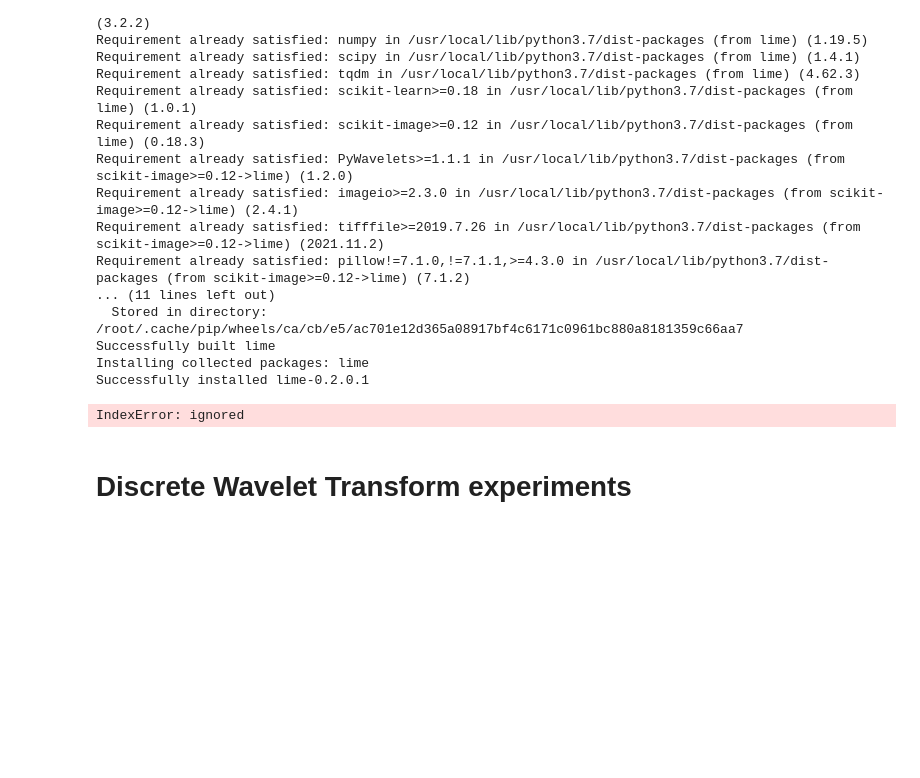
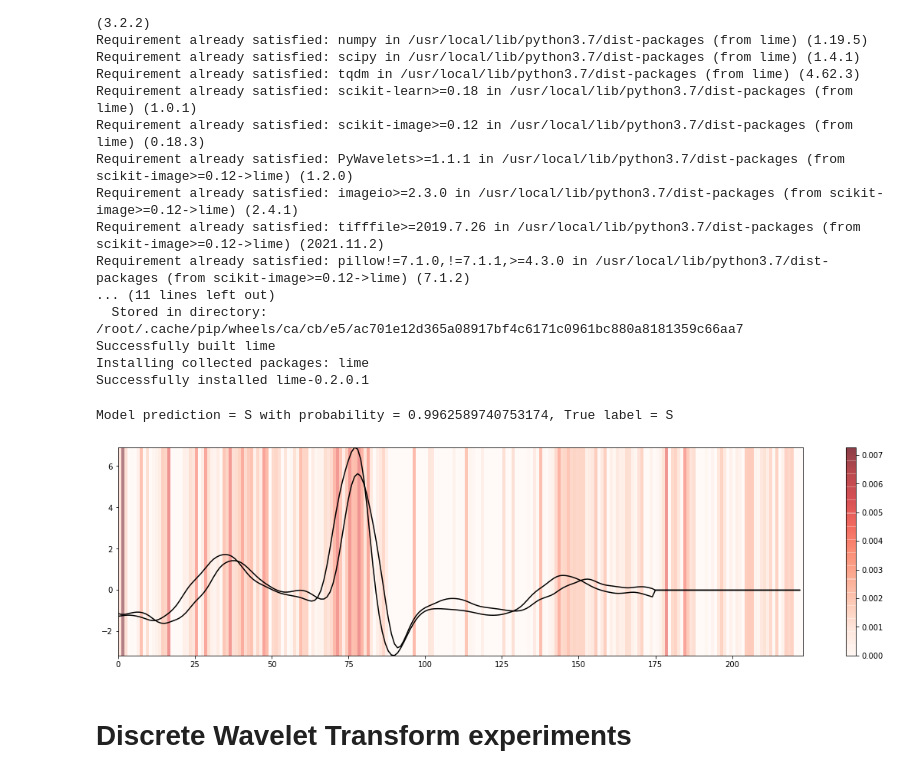
Before and after one commit to romano-francesco/applied-ai-in-biomedicine-ECG-classifier, a Jupyter notebook: Deep_Learning_with_2_leads.ipynb, the cells around one changed output. Cells and saved outputs as stored; diff of their text form; code cells hidden in the pictures; blank space fills up the shorter version.

Commit message:
Fix lime for two leads

```diff
--- a/Deep_Learning_with_2_leads.ipynb
+++ b/Deep_Learning_with_2_leads.ipynb
@@ -1104,45 +1104,61 @@ import lime
 from lime import lime_tabular
 
 # we use the Recurrent Tabular Explainer for our CNN model
-explainer = lime_tabular.RecurrentTabularExplainer(X_train, training_labels=tf.keras.utils.to_categorical(y_train), feature_names=["beat sample"], discretize_continuous=False, feature_selection='auto', class_names=['N','S','V'])
+explainer = lime_tabular.RecurrentTabularExplainer(X_train, training_labels=tf.keras.utils.to_categorical(y_train), feature_names=["beat_sample_lead_1", "beat_sample_lead_2"], discretize_continuous=False, feature_selection='auto', class_names=['N','S','V'])
 # %%
 # try to plot lime heatmap
 
 # take into consideration the last convolutional layer of the model
 labels = ['N', 'S', 'V']
 
 # beat of validation set to plot
-input_index = 40210
+input_index = 40217
 input = np.expand_dims(X_val[input_index], axis=0)
 
 pred_probs = []
 for i in range(3):
   pred_ci = model.predict(input)[0][i]
   pred_probs.append(pred_ci)
 
 # obtain the predicted label of our input
 label_index = pred_probs.index(max(pred_probs))
 true_label_index = ohe.inverse_transform(y_val[input_index ].reshape(1, -1))[0]
 
 #compute heatmap for our input
-exp = explainer.explain_instance(input, wrapped_model.predict, num_features=max_len, labels=[0, 1, 2])
+exp = explainer.explain_instance(input, wrapped_model.predict, num_features=max_len*2, labels=[0, 1, 2])
 explanations = exp.as_list(label=label_index)
+
+#extract explanations of the two different leads
+explanations_l1 = []
+explanations_l2 = []
+
+for i, e in enumerate(explanations):
+  if 'beat_sample_lead_1' in explanations[i][0]:
+    explanations_l1.append(e)
+  else:
+    explanations_l2.append(e)
 
 # creating our heatmap of explanations
 heatmap = np.zeros([1,max_len])
-for i, k in enumerate(explanations):
+for i, k in enumerate(explanations_l1):
   if k[1] > 0:
     heatmap[0, (max_len-1) - int(k[0].split("-")[-1])] = k[1]
+
+for i, k in enumerate(explanations_l2):
+  if k[1] > 0:
+    heatmap[0, (max_len-1) - int(k[0].split("-")[-1])] += k[1]
+    heatmap[0, (max_len-1) - int(k[0].split("-")[-1])] /= 2
 
 # plotting heatmap over the beat sample
 print(f"Model prediction = {labels[label_index]} with probability = {max(pred_probs)}, True label = {labels[int(true_label_index)]}")
 plt.figure(figsize=(20, 5))
 plt.imshow(heatmap, cmap='Reds', aspect="auto", interpolation='nearest', extent=[0, max_len, input.min(), input.max()], alpha=0.5)
-plt.plot(input, 'k')
+plt.plot(input.reshape(max_len, 2), 'k')
 plt.colorbar()
 plt.show()
 # %% [output]
-IndexError: ignored
+Model prediction = S with probability = 0.9962589740753174, True label = S
+[figure, added]
 # %% [markdown]
 # Discrete Wavelet Transform experiments
 # %% [markdown]
```
Also changed, not shown: parts of 2 cells of this notebook.
